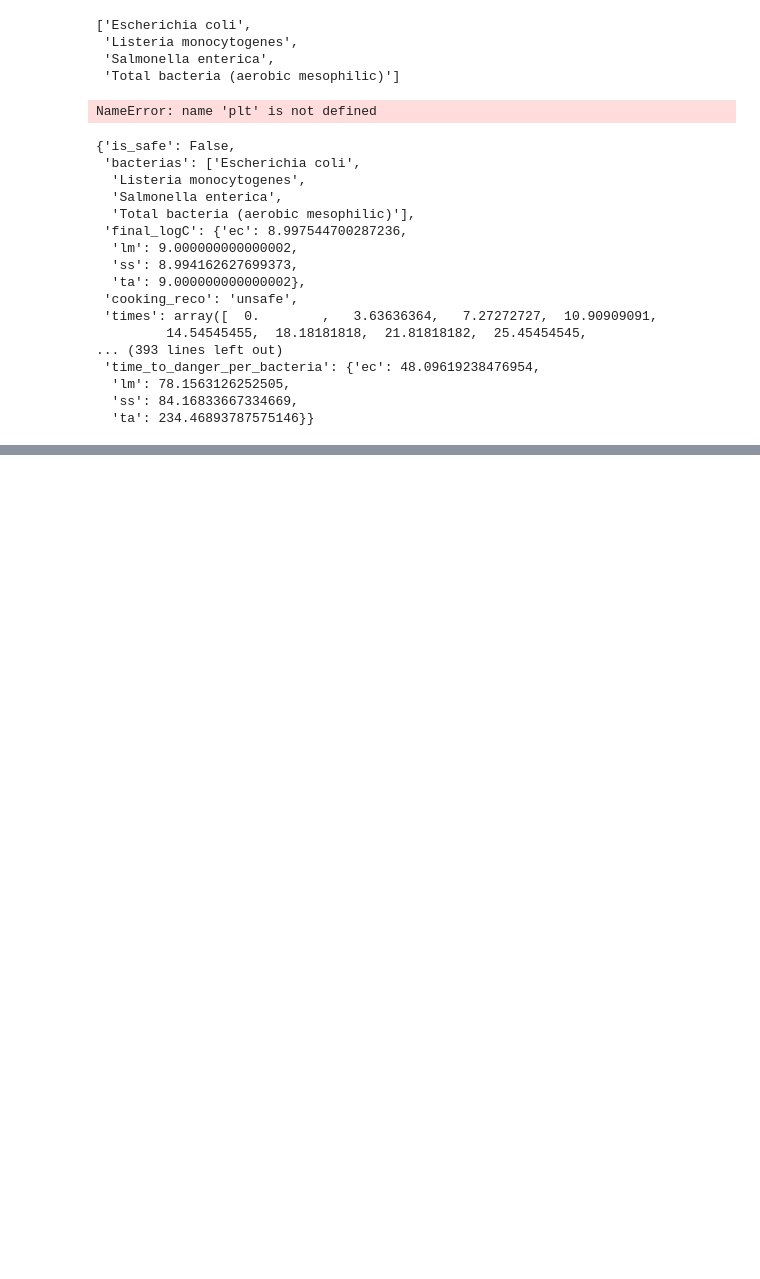
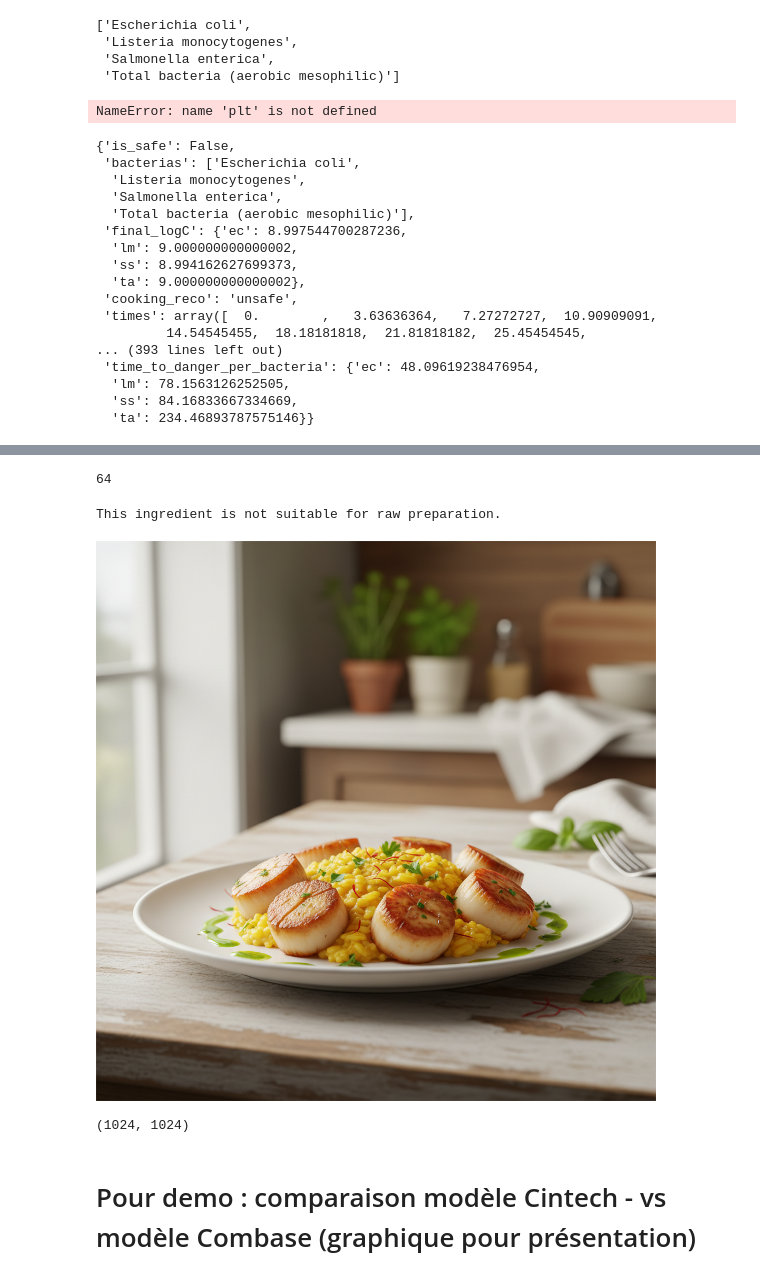
Before and after one commit to lulutinee/safer_food, a Jupyter notebook: notebooks/JYL_sandbox.ipynb, the cells around one changed output, grey strips where cells are left out. Saved outputs shown, nothing was run; the diff lists cells and outputs as text; code cells hidden in the pictures; blank space fills up the shorter version.

```diff
--- a/notebooks/JYL_sandbox.ipynb
+++ b/notebooks/JYL_sandbox.ipynb
@@ -2375,0 +2443,29 @@ baranyi.describe()
+# %%
+len(baranyi_parameters[valid_baranyi]['Lag'])
+# %% [output]
+64
+# %%
+from interface.recipes import recipe_suggestion
+from IPython.display import display, Markdown, Image
+
+result = recipe_suggestion(
+    ingredient="poultry",
+    cooking="raw",     # "raw", "medium", ou "high"
+    provider="auto"
+)
+
+print(result["recipe_text"])
+# %% [output]
+This ingredient is not suitable for raw preparation.
+# %%
+from IPython.display import display
+
+display(result["image"])
+# %% [output]
+[figure, added]
+# %%
+result['image'].size
+# %% [output]
+(1024, 1024)
+# %% [markdown]
+# Pour demo : comparaison modèle Cintech - vs modèle Combase (graphique pour présentation)
```
Also changed, not shown: parts of 10 cells of this notebook, 2 other files.
